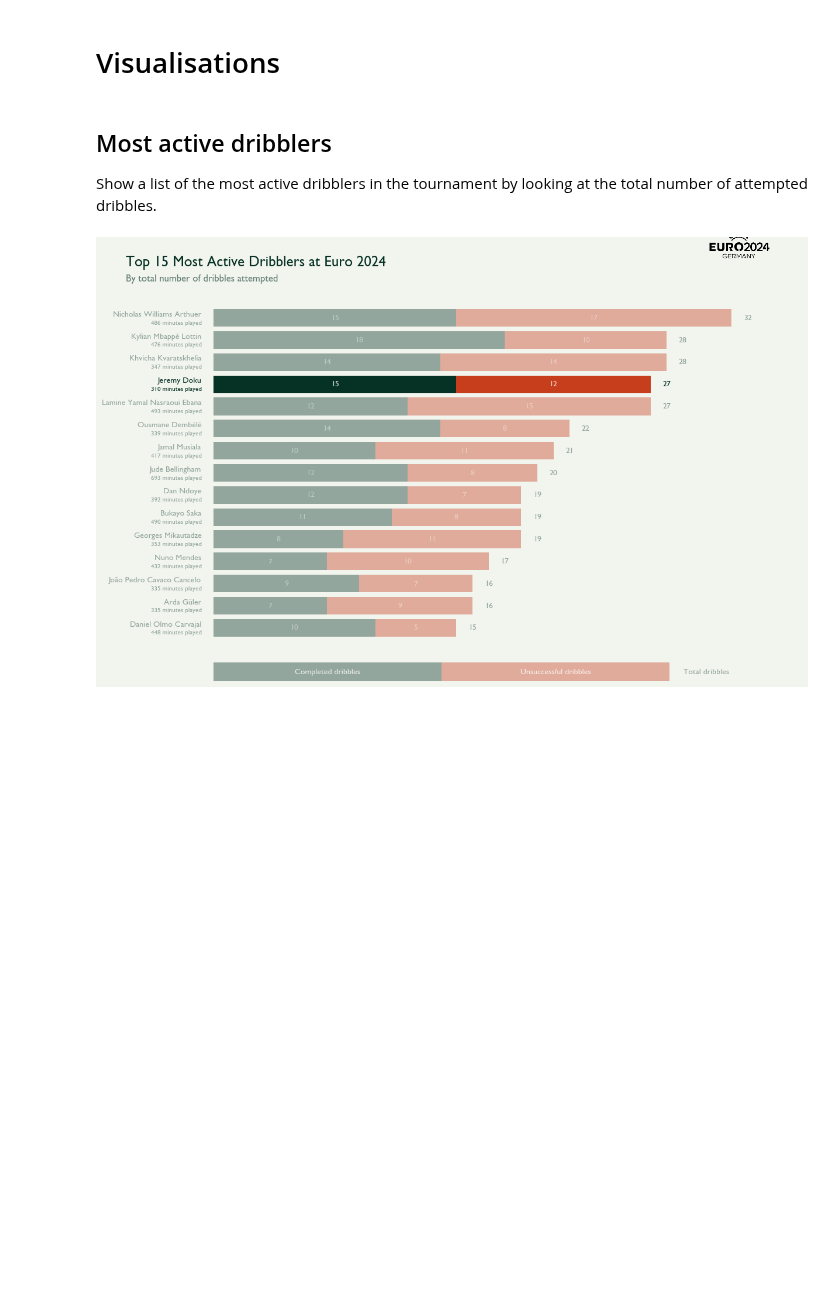
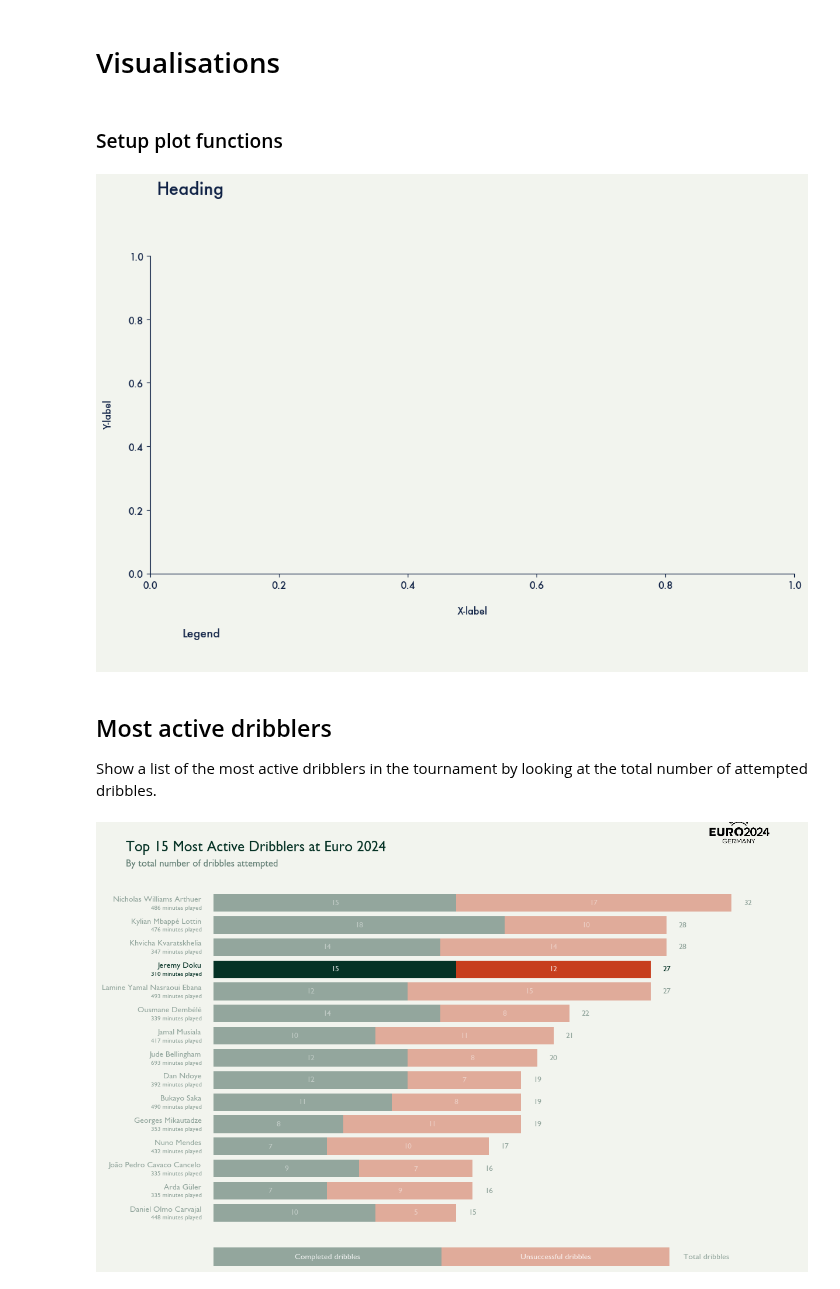
Before and after one commit to MarijnSt/soccermatics-project-1, a Jupyter notebook: doku_analysis.ipynb, the cells around one changed output. Saved outputs shown, nothing was run; the diff lists cells and outputs as text; code cells hidden in the pictures; blank space fills up the shorter version.

Commit message:
refactor: setup plot functions

```diff
--- a/doku_analysis.ipynb
+++ b/doku_analysis.ipynb
@@ -516,3 +516,5 @@ df_player_stats.head(10)
 | 9 | Georges Mikautadze | Georgia | 8 | 11 | 21176 | 352.93 | ... |
 # %% [markdown]
 # Visualisations
+# %% [markdown]
+### Setup plot functions
@@ -519,3 +590,22 @@ df_player_stats.head(10)
+# %%
+# Set up plot
+fig, heading_ax, main_ax, legend_ax = setup_plot()
+
+# Customize heading_ax
+heading_ax.text(0.01, 0.9, 'Heading', fontweight='bold', fontsize=h1_size, ha='left', va='center')
+
+# Customize main_ax
+main_ax.set_xlabel('X-label', labelpad=15)
+main_ax.set_ylabel('Y-label', labelpad=15)
+
+# Customize legend_ax
+legend_ax.text(0.05, 0.5, 'Legend', fontsize=p_size, ha='left', va='center')
+
+# Save and show plot
+#save_plot(fig, 'your-plot.png')
+plt.show()
+# %% [output]
+[figure, added]
 # %% [markdown]
 ## Most active dribblers
 
```
Also changed, not shown: parts of 2 cells of this notebook.
